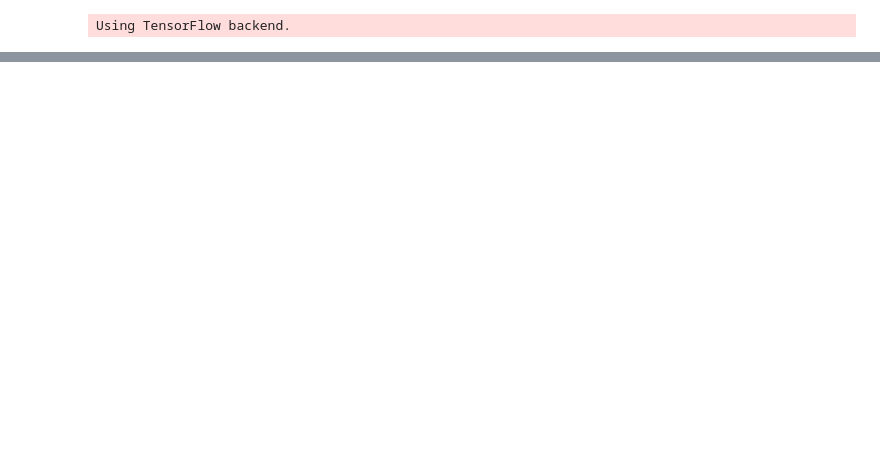
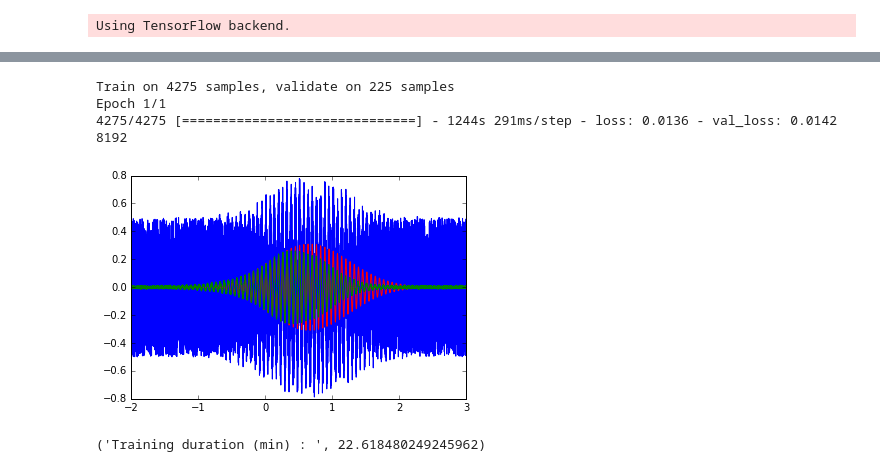
Before and after one commit to clarle/denoising-gravitational-waves, a Jupyter notebook: LSTM.ipynb, the cells around one changed output, grey strips where cells are left out. Saved outputs shown, nothing was run; the diff lists cells and outputs as text; code cells hidden in the pictures; blank space fills up the shorter version.

Commit message:
added test results

```diff
--- a/LSTM.ipynb
+++ b/LSTM.ipynb
@@ -73,0 +100,29 @@ Testing:
+# %%
+epochs = 1
+global_start_time = time.time()
+
+model = build_model([1, 50, 100, 8192])
+
+model.fit(x_train,
+          y_train,
+          batch_size=128,
+          nb_epoch=epochs,
+          validation_split=0.05)
+
+predicted = model.predict(x_test)
+print(len(predicted[0]))
+
+plt.cla()
+plt.plot(t, x_test[0], "b-")
+plt.plot(t, y_test[0], "r-")
+plt.plot(t, predicted[0], "g-")
+plt.show()
+
+print('Training duration (min) : ', (time.time() - global_start_time)/60)
+# %% [output]
+Train on 4275 samples, validate on 225 samples
+Epoch 1/1
+4275/4275 [==============================] - 1244s 291ms/step - loss: 0.0136 - val_loss: 0.0142
+8192
+[figure, added]
+('Training duration (min) : ', 22.618480249245962)
```
Also changed, not shown: parts of 2 cells of this notebook.
